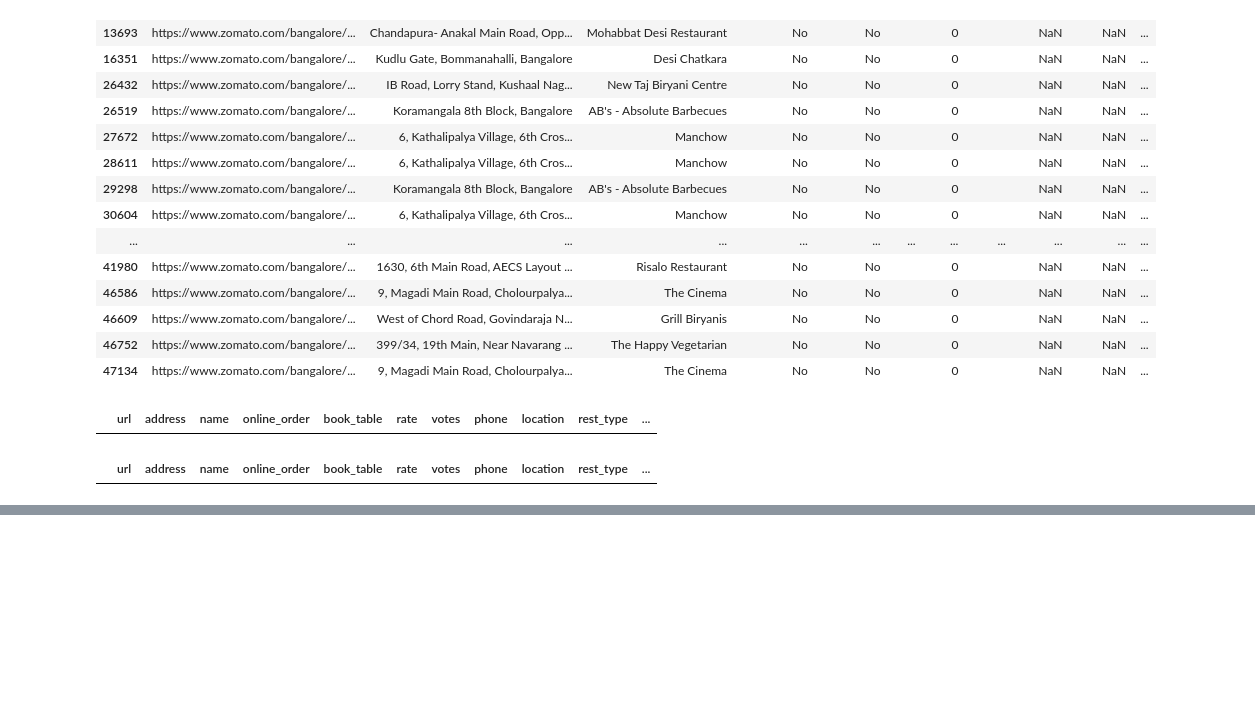
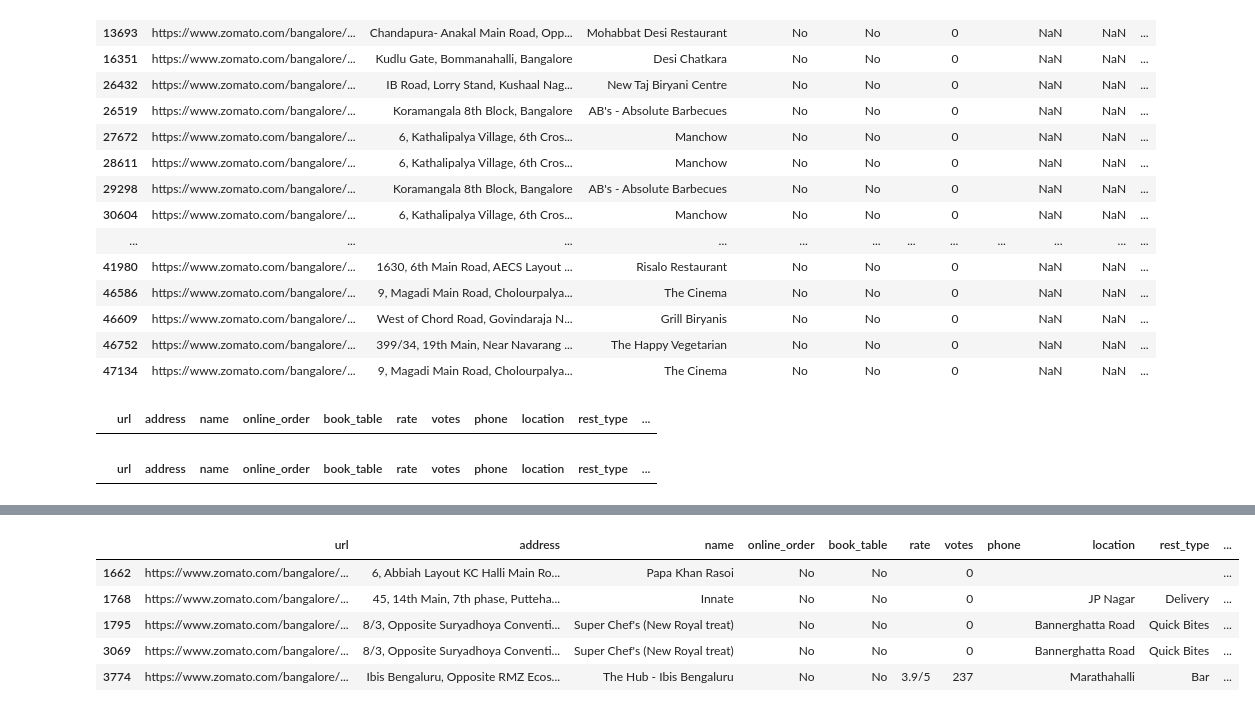
Before and after one commit to starlight5234/MoodBites, a Jupyter notebook: moodbites.ipynb, the cells around one changed output, grey strips where cells are left out. Cells and saved outputs as stored; diff of their text form; code cells hidden in the pictures; blank space fills up the shorter version.

```diff
--- a/moodbites.ipynb
+++ b/moodbites.ipynb
@@ -187,0 +192,2 @@ df[df['rest_type'].isnull()]
+# %%
+df['dish_liked'].replace(np.nan, '', regex=True, inplace=True)
@@ -187,0 +198,3 @@ df[df['rest_type'].isnull()]
+# %%
+df['cuisines'].replace(np.nan, '', regex=True, inplace=True)
+df[df['cuisines'].isnull()]
@@ -187,0 +207,3 @@ df[df['rest_type'].isnull()]
+# %%
+df['approx_cost(for two people)'].replace(np.nan, '', regex=True, inplace=True)
+df[df['approx_cost(for two people)'].isnull()]
@@ -187,0 +233,9 @@ df[df['rest_type'].isnull()]
+# %%
+df[df['approx_cost(for two people)'].str.extract(r'(\d?,?\d+)').isnull().iloc[:,0]].head()
+# %% [output]
+|  | url | address | name | online_order | book_table | rate | votes | phone | location | rest_type | ... |
+| 1662 | https://www.zomato.com/bangalore/... | 6, Abbiah Layout KC Halli Main Ro... | Papa Khan Rasoi | No | No |  | 0 |  |  |  | ... |
+| 1768 | https://www.zomato.com/bangalore/... | 45, 14th Main, 7th phase, Putteha... | Innate | No | No |  | 0 |  | JP Nagar | Delivery | ... |
+| 1795 | https://www.zomato.com/bangalore/... | 8/3, Opposite Suryadhoya Conventi... | Super Chef's (New Royal treat) | No | No |  | 0 |  | Bannerghatta Road | Quick Bites | ... |
+| 3069 | https://www.zomato.com/bangalore/... | 8/3, Opposite Suryadhoya Conventi... | Super Chef's (New Royal treat) | No | No |  | 0 |  | Bannerghatta Road | Quick Bites | ... |
+| 3774 | https://www.zomato.com/bangalore/... | Ibis Bengaluru, Opposite RMZ Ecos... | The Hub - Ibis Bengaluru | No | No | 3.9/5 | 237 |  | Marathahalli | Bar | ... |
```
Also changed, not shown: parts of 22 cells of this notebook.
